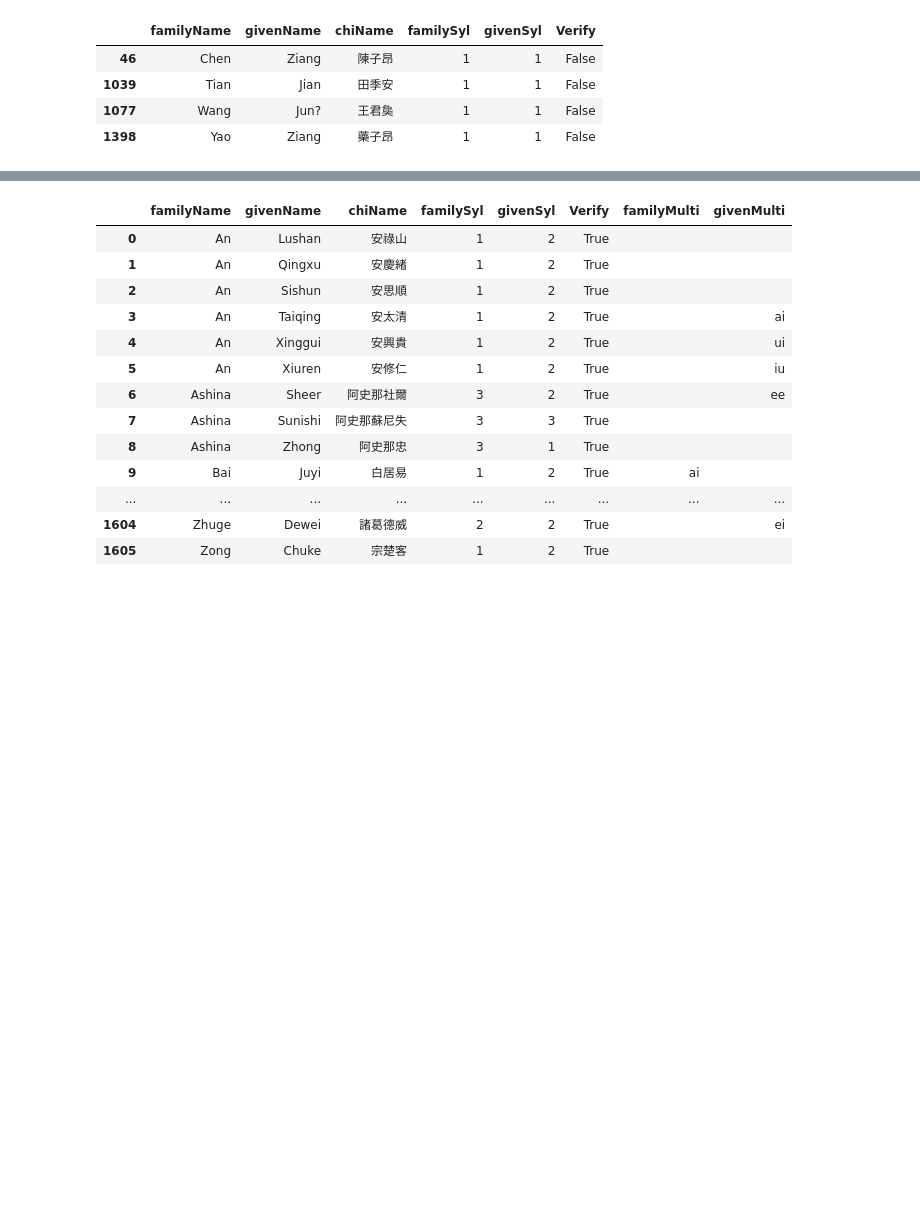
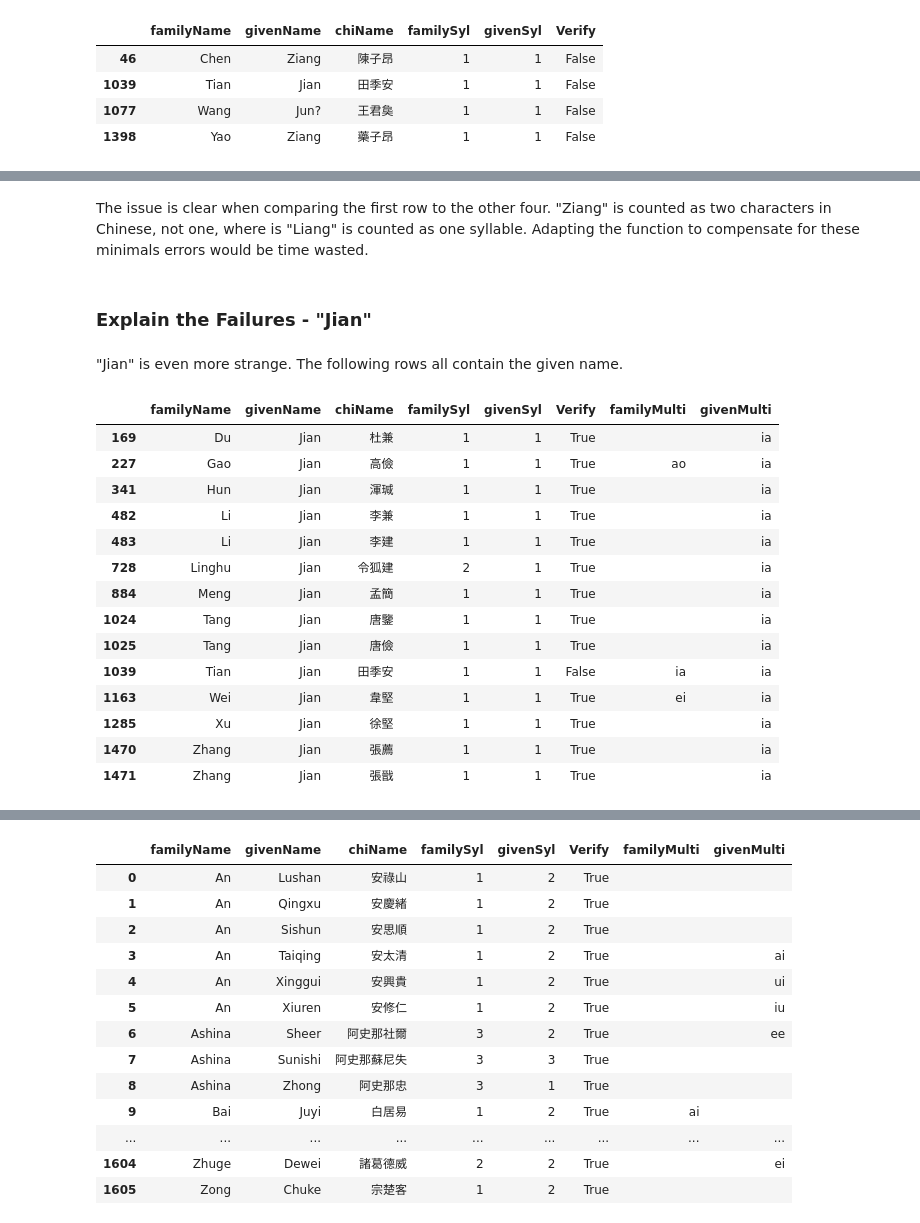
Before and after one commit to JHGFD82/THD-PinyinSyllableCounter, a Jupyter notebook: Name Syllable Challenge.ipynb, the cells around one changed output, grey strips where cells are left out. Cells and saved outputs as stored; diff of their text form; code cells hidden in the pictures; blank space fills up the shorter version.

```diff
--- a/Name Syllable Challenge.ipynb
+++ b/Name Syllable Challenge.ipynb
@@ -127,0 +157,24 @@ syllableTest.loc[syllableTest['Verify'] == False]
+# %% [markdown]
+The issue is clear when comparing the first row to the other four. "Ziang" is counted as two characters in Chinese, not one, where is "Liang" is counted as one syllable. Adapting the function to compensate for these minimals errors would be time wasted.
+# %% [markdown]
+### Explain the Failures - "Jian"
+# %% [markdown]
+"Jian" is even more strange. The following rows all contain the given name.
+# %%
+syllableTest.loc[syllableTest['givenName'] == 'Jian']
+# %% [output]
+|  | familyName | givenName | chiName | familySyl | givenSyl | Verify | familyMulti | givenMulti |
+| 169 | Du | Jian | 杜兼 | 1 | 1 | True |  | ia |
+| 227 | Gao | Jian | 高儉 | 1 | 1 | True | ao | ia |
+| 341 | Hun | Jian | 渾瑊 | 1 | 1 | True |  | ia |
+| 482 | Li | Jian | 李兼 | 1 | 1 | True |  | ia |
+| 483 | Li | Jian | 李建 | 1 | 1 | True |  | ia |
+| 728 | Linghu | Jian | 令狐建 | 2 | 1 | True |  | ia |
+| 884 | Meng | Jian | 孟簡 | 1 | 1 | True |  | ia |
+| 1024 | Tang | Jian | 唐鑒 | 1 | 1 | True |  | ia |
+| 1025 | Tang | Jian | 唐儉 | 1 | 1 | True |  | ia |
+| 1039 | Tian | Jian | 田季安 | 1 | 1 | False | ia | ia |
+| 1163 | Wei | Jian | 韋堅 | 1 | 1 | True | ei | ia |
+| 1285 | Xu | Jian | 徐堅 | 1 | 1 | True |  | ia |
+| 1470 | Zhang | Jian | 張薦 | 1 | 1 | True |  | ia |
+| 1471 | Zhang | Jian | 張戩 | 1 | 1 | True |  | ia |
```
Also changed, not shown: parts of 15 cells of this notebook.
